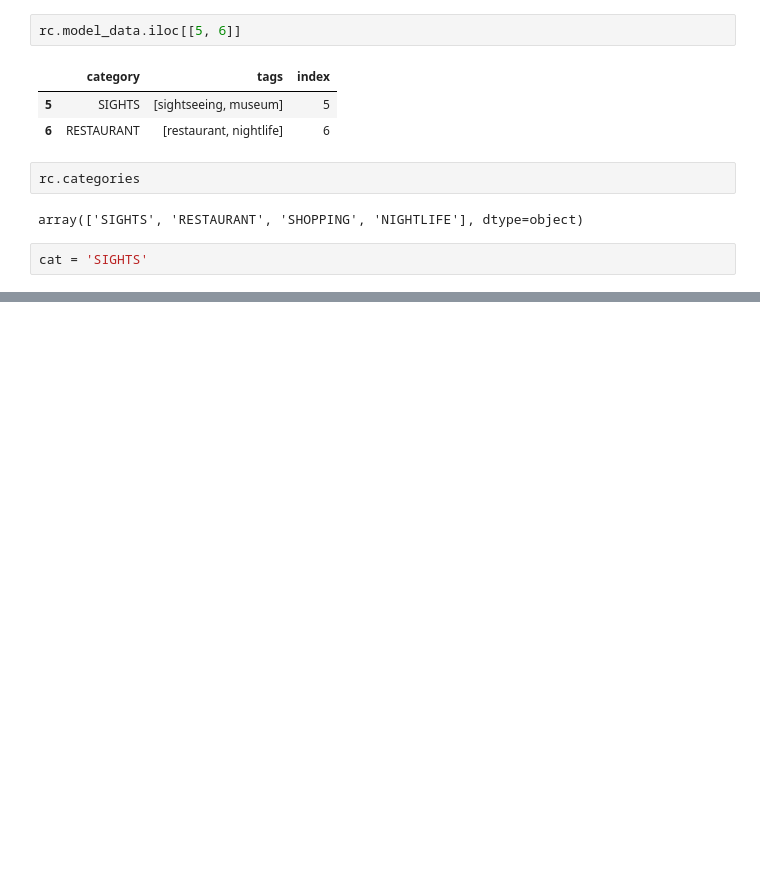
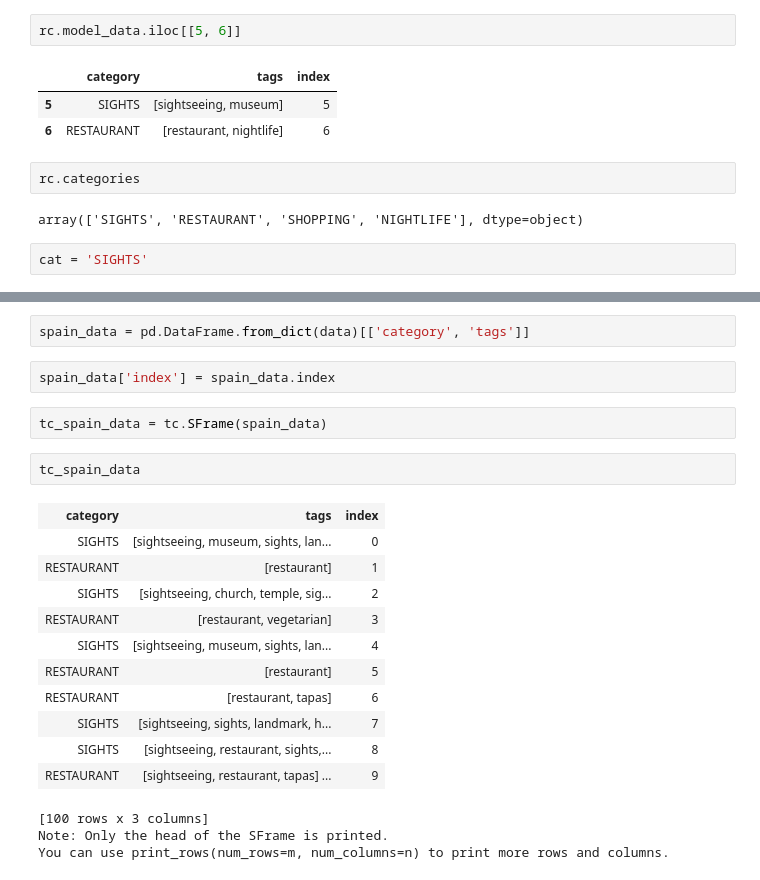
Before and after one commit to dev10110/HackTheJourney_RecommendationSystem, a Jupyter notebook: recommender/RecommenderClient.ipynb, the cells around one changed output, grey strips where cells are left out. Drawn from its saved outputs; the diff is of its cells as text; blank space fills up the shorter version.

```diff
--- a/recommender/RecommenderClient.ipynb
+++ b/recommender/RecommenderClient.ipynb
@@ -140,0 +264,23 @@ assert cat in rc.categories, "category invalid!"
+# %%
+spain_data = pd.DataFrame.from_dict(data)[['category', 'tags']]
+# %%
+spain_data['index'] = spain_data.index
+# %%
+tc_spain_data = tc.SFrame(spain_data)
+# %%
+tc_spain_data
+# %% [output]
+| category | tags | index |
+| SIGHTS | [sightseeing, museum, sights, lan... | 0 |
+| RESTAURANT | [restaurant] | 1 |
+| SIGHTS | [sightseeing, church, temple, sig... | 2 |
+| RESTAURANT | [restaurant, vegetarian] | 3 |
+| SIGHTS | [sightseeing, museum, sights, lan... | 4 |
+| RESTAURANT | [restaurant] | 5 |
+| RESTAURANT | [restaurant, tapas] | 6 |
+| SIGHTS | [sightseeing, sights, landmark, h... | 7 |
+| SIGHTS | [sightseeing, restaurant, sights,... | 8 |
+| RESTAURANT | [sightseeing, restaurant, tapas] ... | 9 |
+[100 rows x 3 columns]
+Note: Only the head of the SFrame is printed.
+You can use print_rows(num_rows=m, num_columns=n) to print more rows and columns.
```
Also changed, not shown: parts of 15 cells of this notebook, 2 other files.
